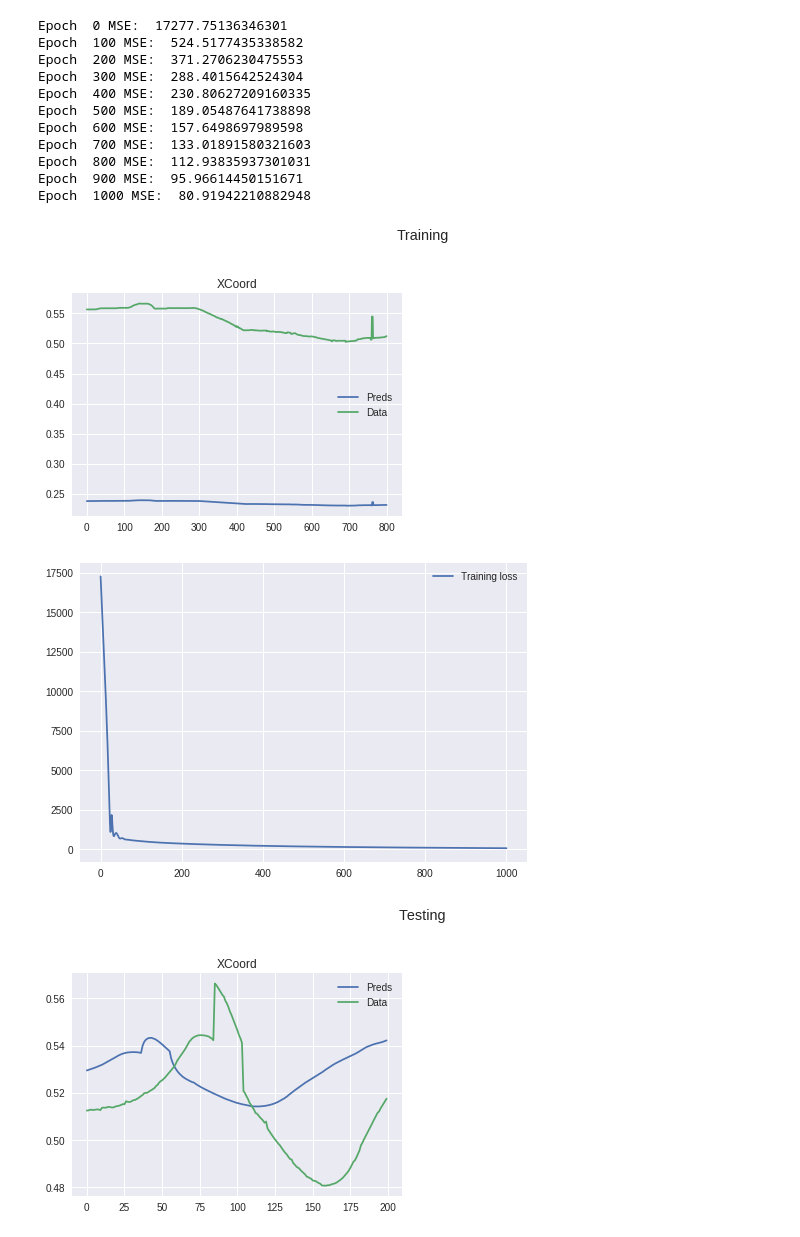
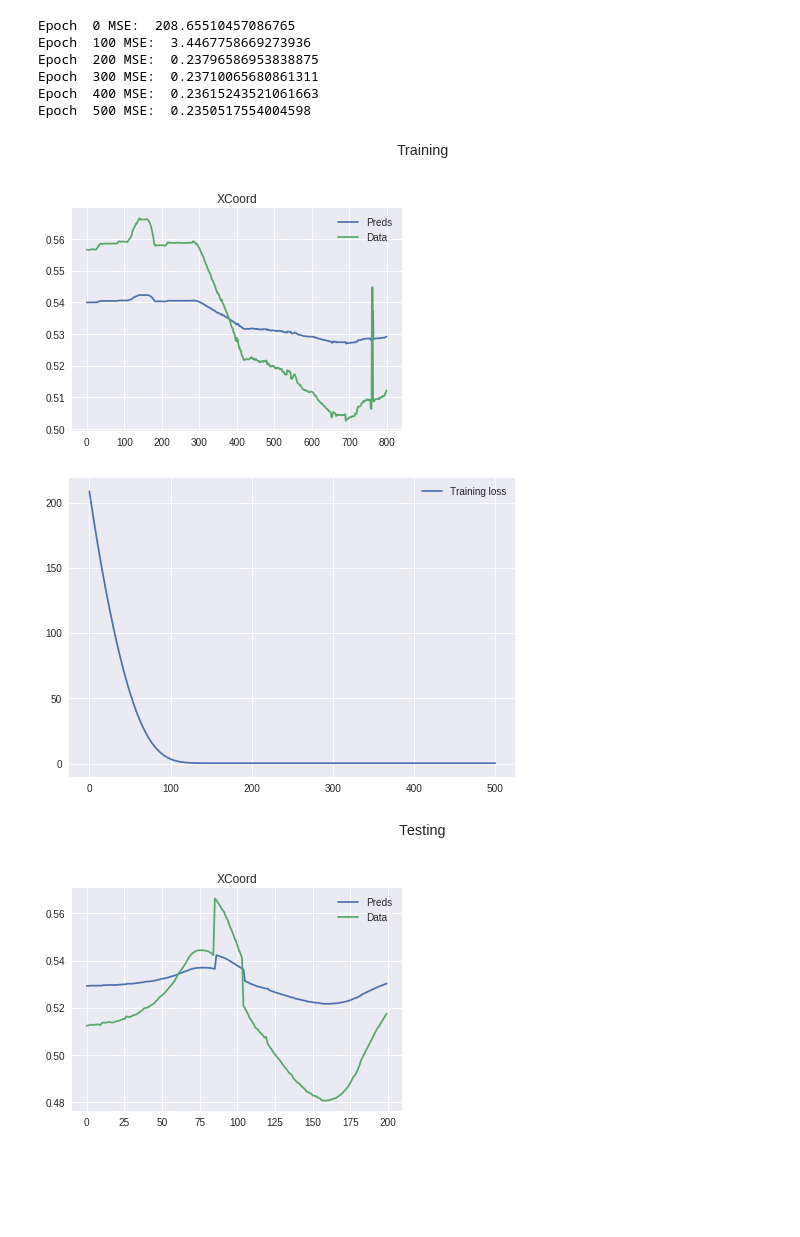
Before and after one commit to mbaltieri/lstmTest, a Jupyter notebook: LstmTestColab.ipynb, the cells around one changed output. Cells and saved outputs as stored; diff of their text form; code cells hidden in the pictures; blank space fills up the shorter version.

```diff
--- a/LstmTestColab.ipynb
+++ b/LstmTestColab.ipynb
@@ -18,14 +18,14 @@ import matplotlib.pyplot as plt
 
 # Global
 torch.set_default_dtype(torch.float64)
-device = torch.device("cuda:0") # Uncomment this to run on GPU
+device = torch.device("cuda:0" if torch.cuda.is_available() else "cpu")
 
 # Network
 learning_rate = 1e-3
-epochs = 1000
+epochs = 500
 input_size = 1
 output_size = 1
-sequence_length = 50
+sequence_length = 1
 hidden_size = 64
 
 # Training
@@ -47,11 +47,11 @@ input_size = len(df.columns)                    # recompute input and output siz
 output_size = len(df_output.columns)
 
 # Give a window of lenght sequence_length
-X = torch.zeros(sequence_length,0,input_size)
-y = torch.zeros(sequence_length,0,output_size)
+X = torch.zeros(sequence_length,0,input_size, device=device)
+y = torch.zeros(sequence_length,0,output_size, device=device)
 for i in range(1,num_datapoints+1):
-    X = torch.cat((X, torch.tensor(df[i-1:i-1+sequence_length].values).view([sequence_length,1,input_size])),1)
-    y = torch.cat((y, torch.tensor(df_output[i:i+sequence_length].values).view([sequence_length,1,output_size])),1)
+    X = torch.cat((X, torch.tensor(df[i-1:i-1+sequence_length].values, device=device).view([sequence_length,1,input_size])),1)
+    y = torch.cat((y, torch.tensor(df_output[i:i+sequence_length].values, device=device).view([sequence_length,1,output_size])),1)
 
 X_train = X[:, :num_train, :]
 X_test = X[:, num_train:num_datapoints, :]
@@ -64,18 +64,18 @@ X_train = X_train.view([sequence_length, -1, input_size])
 X_test = X_test.view([sequence_length, -1, input_size])
 
 # Create lstm
-lstm = torch.nn.LSTM(input_size, hidden_size)
+model = torch.nn.LSTM(input_size, hidden_size).to(device)
 # Create loss function
 loss_fn = torch.nn.MSELoss(size_average=False)
 # Choose optimisation method
-optimiser = torch.optim.Adam(lstm.parameters(), lr=learning_rate)
+optimiser = torch.optim.Adam(model.parameters(), lr=learning_rate)
 # Create array for saving training error
 hist = np.zeros(epochs+1)
 
 # Stick to Pytorch language in the future? batch_size = num_train
 
 # Reduce dimensions to match output_size (to check)
-linear = torch.nn.Linear(hidden_size, output_size)
+linear = torch.nn.Linear(hidden_size, output_size).to(device)
 
 for t in range(epochs+1):
     # Initialise hidden state
@@ -83,7 +83,7 @@ for t in range(epochs+1):
     # lstm.hidden = lstm.init_hidden()
 
     # Forward pass
-    lstm_out, lstm_hidden = lstm(X_train)
+    lstm_out, lstm_hidden = model(X_train)
 
     y_pred = linear(lstm_out.view(sequence_length, num_train, -1))
 
@@ -106,7 +106,7 @@ for t in range(epochs+1):
 # Test network
 #####################
 # X_test = torch.rand(10,num_datapoints-num_train,1)
-lstm_out_test, lstm_hidden_test = lstm(X_test)
+lstm_out_test, lstm_hidden_test = model(X_test)
 y_pred_test = linear(lstm_out_test[-1].view(num_datapoints-num_train, -1))
 
 #####################
@@ -117,8 +117,8 @@ y_pred_test = linear(lstm_out_test[-1].view(num_datapoints-num_train, -1))
 plt.figure(figsize=(13,9))
 plt.suptitle('Training')
 plt.subplot(2,2,1)
-plt.plot(y_pred[0,:,0].detach().numpy(), label="Preds")
-plt.plot(y_train[0,:,0].detach().numpy(), label="Data")
+plt.plot(y_pred[0,:,0].cpu().detach().numpy(), label="Preds")
+plt.plot(y_train[0,:,0].cpu().detach().numpy(), label="Data")
 plt.title('XCoord')
 plt.legend()
 # plt.subplot(2,2,2)
@@ -146,46 +146,41 @@ plt.legend()
 plt.figure(figsize=(13,9))
 plt.suptitle('Testing')
 plt.subplot(2,2,1)
-plt.plot(y_pred_test[:,0].detach().numpy(), label="Preds")
-plt.plot(y_test[0,:,0].detach().numpy(), label="Data")
+plt.plot(y_pred_test[:,0].cpu().detach().numpy(), label="Preds")
+plt.plot(y_test[0,:,0].cpu().detach().numpy(), label="Data")
 plt.title('XCoord')
 plt.legend()
 # plt.subplot(2,2,2)
 # plt.plot(y_pred_test[:,1].detach().numpy(), label="Preds")
 # plt.plot(y_test[:,1].detach().numpy(), label="Data")
 # plt.title('YCoord')
 # plt.legend()
 # plt.subplot(2,2,3)
 # plt.plot(y_pred_test[:,2].detach().numpy(), label="Preds")
 # plt.plot(y_test[:,2].detach().numpy(), label="Data")
 # plt.title('XOrient')
 # plt.legend()
 # plt.subplot(2,2,4)
 # plt.plot(y_pred_test[:,3].detach().numpy(), label="Preds")
 # plt.plot(y_test[:,3].detach().numpy(), label="Data")
 # plt.title('YOrient')
 # plt.legend()
 
 # plt.figure()
 # plt.plot(X[-1].detach().numpy())
 # plt.plot(X_train[-1].detach().numpy())
 # plt.plot(X_test[-1].detach().numpy())
 # a=torch.cat((X_train,X_test),1)
 # plt.plot(a[-1].detach().numpy())
 
 plt.show()
 # %% [output]
-Epoch  0 MSE:  17277.75136346301
-Epoch  100 MSE:  524.5177435338582
-Epoch  200 MSE:  371.2706230475553
-Epoch  300 MSE:  288.4015642524304
-Epoch  400 MSE:  230.80627209160335
-Epoch  500 MSE:  189.05487641738898
-Epoch  600 MSE:  157.6498697989598
-Epoch  700 MSE:  133.01891580321603
-Epoch  800 MSE:  112.93835937301031
-Epoch  900 MSE:  95.96614450151671
-Epoch  1000 MSE:  80.91942210882948
+Epoch  0 MSE:  208.65510457086765
+Epoch  100 MSE:  3.4467758669273936
+Epoch  200 MSE:  0.23796586953838875
+Epoch  300 MSE:  0.23710065680861311
+Epoch  400 MSE:  0.23615243521061663
+Epoch  500 MSE:  0.2350517554004598
-[figure, old version]
+[figure, new version]
-[figure, old version]
+[figure, new version]
-[figure, old version]
+[figure, new version]
```
